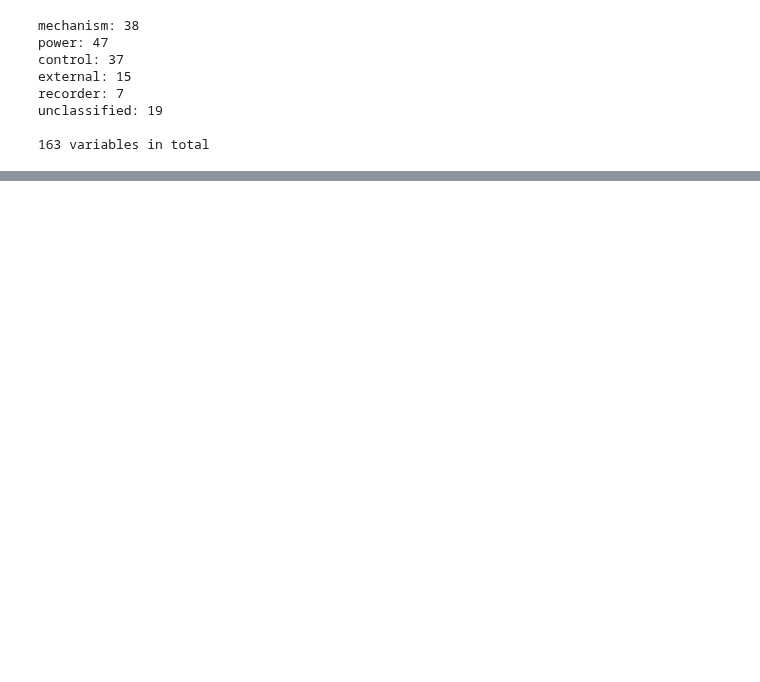
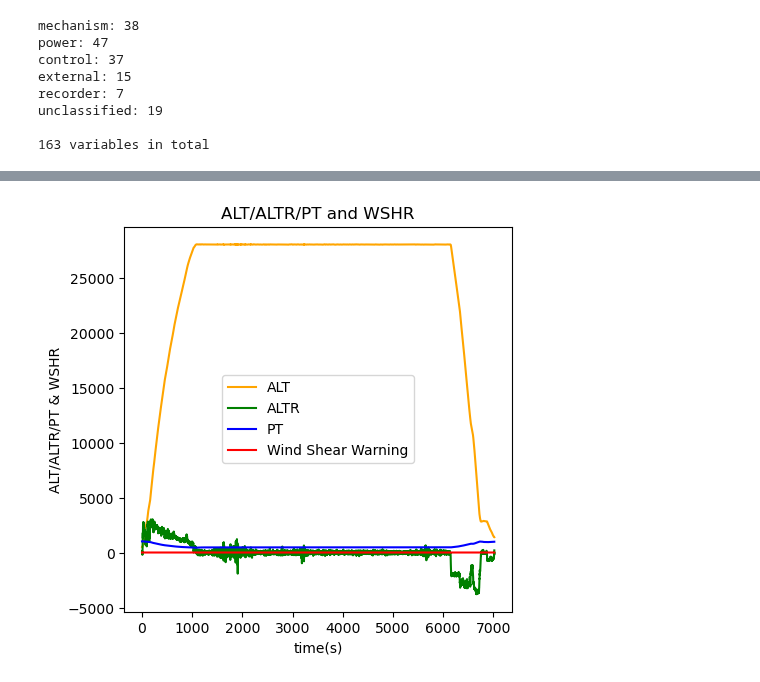
Before and after one commit to srt-uncertainty-wind/code, a Jupyter notebook: wshrRelabel.ipynb, the cells around one changed output, grey strips where cells are left out. Drawn from its saved outputs; the diff is of its cells as text; code cells hidden in the pictures; blank space fills up the shorter version.

```diff
--- a/wshrRelabel.ipynb
+++ b/wshrRelabel.ipynb
@@ -217,0 +314,86 @@ Wind Shear Warns at time [938 939 940 941 942 943]
+# %%
+# 判据二：垂直升降率不超过500英尺/分钟 (152.4m)
+'''
+民航客机的巡航高度约为10000米（33000英尺），推断ALT和ALTR记录的量纲为英尺
+'''
+
+variable_list = ['ALT', 'ALTR', 'PT']
+
+# 构建数据集
+X, Y = dataConstruct(exception_folder_paths[3], os.listdir(exception_folder_paths[3])[2], variable_list, normalized=False)
+# 读取聚类标签
+cluster_labels = np.load('../result/variable_cluster/DBSCAN/cluster_labels_e[3][2].npy')
+# 抽取训练集中的有效数据
+X, Y = X[cluster_labels == 2-1], Y[cluster_labels == 2-1]
+
+# 绘制X的时间变化
+plt.figure(figsize=(5,5))
+color_list = ['orange', 'green', 'blue', 'black', 'purple', 'pink']
+for i, var_name in enumerate(variable_list):
+    plt.plot(range(len(Y)), X[:, i], c=color_list[i], label=var_name)
+plt.plot(range(len(Y)), Y, c='red', label='Wind Shear Warning')
+plt.xlabel('time(s)')
+plt.ylabel('ALT/ALTR/PT & WSHR')
+plt.title('ALT/ALTR/PT and WSHR')
+plt.legend()
+# if np.std(X[:, 2]) > 1e-1:
+#     plt.savefig(f"../result/wshr_classify/supervised/SVM/figures_WS&WD&TAS/{work_mat_name}.png")
+plt.show()
+
+# 以60s为滑动窗口，计算海拔的变化值
+ALT_diff = X[60:, 0] - X[:-60, 0]
+plt.figure()
+plt.plot(range(len(ALT_diff)), ALT_diff)
+# plt.xlim(1100, 6000)
+# plt.ylim(-100,100)
+plt.title('Variation Rate of Altitude (in minute)')
+plt.xlabel('max{0, t-60} (s)')
+plt.ylabel('Altitude varying rate')
+plt.show()
+
+# 比较ALTR和分钟滑动的ALT
+ALT_diff_extend = [0 if i-60 < 0 else ALT_diff[i-60] for i in range(len(X[:, 1]))]
+ALTR_residual = np.array(ALT_diff_extend) - X[:, 1]
+plt.figure()
+plt.plot(range(len(X[:, 1])), X[:, 1], label='ALTR')
+plt.plot(range(len(ALT_diff_extend)), ALT_diff_extend, label='ALT difference in minute')
+# plt.plot(range(len(ALTR_residual)), ALTR_residual, label='ALTR residual w.r.t ALT min-differ')
+plt.title('Variation Rate of Altitude Comparison')
+plt.xlabel('time (s)')
+plt.ylabel('Altitude varying rate')
+plt.legend()
+plt.show()
+
+# 计算ALTR相较于分钟滑动ALT的残差
+ALT_stable_time = np.where(np.abs(ALT_diff) <= 30)[0]
+# print(np.min(ALT_stable_time), np.max(ALT_stable_time))
+ALTR_residual = np.array(ALT_diff_extend) - X[:, 1]
+ALTR_overlimit = [ALTR_residual[i] if abs(ALTR_residual[i])>500 and i in ALT_stable_time else None for i in range(len(ALTR_residual))]
+print(f"Possible WSHR time: {np.where(np.array(ALTR_overlimit) != None)[0]}")
+plt.figure()
+plt.plot(range(len(ALTR_residual)), ALTR_residual)
+plt.scatter(range(len(ALTR_overlimit)), ALTR_overlimit, c='red', s=10)
+for i, value in enumerate(ALTR_overlimit):
+    if value != None:
+        plt.axvline(x=i, ymin=np.min(ALTR_residual), ymax=np.min(ALTR_residual)+50, color='purple', linestyle='dotted')
+plt.axhline(y=500, color='r', linestyle='--')
+plt.axhline(y=-500, color='r', linestyle='--')
+plt.title('Residual of ALTR w.r.t ALT min-difference')
+plt.xlabel('time (s)')
+plt.ylabel('Altitude varying rate residual')
+# plt.legend()
+plt.show()
+
+# # 绘制X的三维散点图
+# wshr_class_idx = [np.where(Y == 0)[0], np.where(Y == 1)[0]]
+# fig = plt.figure(figsize=(5, 5))
+# ax = fig.add_subplot(111, projection='3d')
+# ax.scatter(X[wshr_class_idx[1], 0], X[wshr_class_idx[1], 1], X[wshr_class_idx[1], 2], c='green', s = 10, label='WSHR = 1')
+# ax.scatter(X[wshr_class_idx[0], 0], X[wshr_class_idx[0], 1], X[wshr_class_idx[0], 2], c='red', s = 50, label='WSHR = 0')
+# ax.set_xlabel(variable_list[0])
+# ax.set_ylabel(variable_list[1])
+# ax.set_zlabel(variable_list[2])
+# ax.legend()
+# plt.tight_layout()
+# plt.show()
+# %% [output]
@@ -217,0 +401 @@ Wind Shear Warns at time [938 939 940 941 942 943]
+[figure, added]
```
Also changed, not shown: parts of 7 cells of this notebook, 1 other file.
